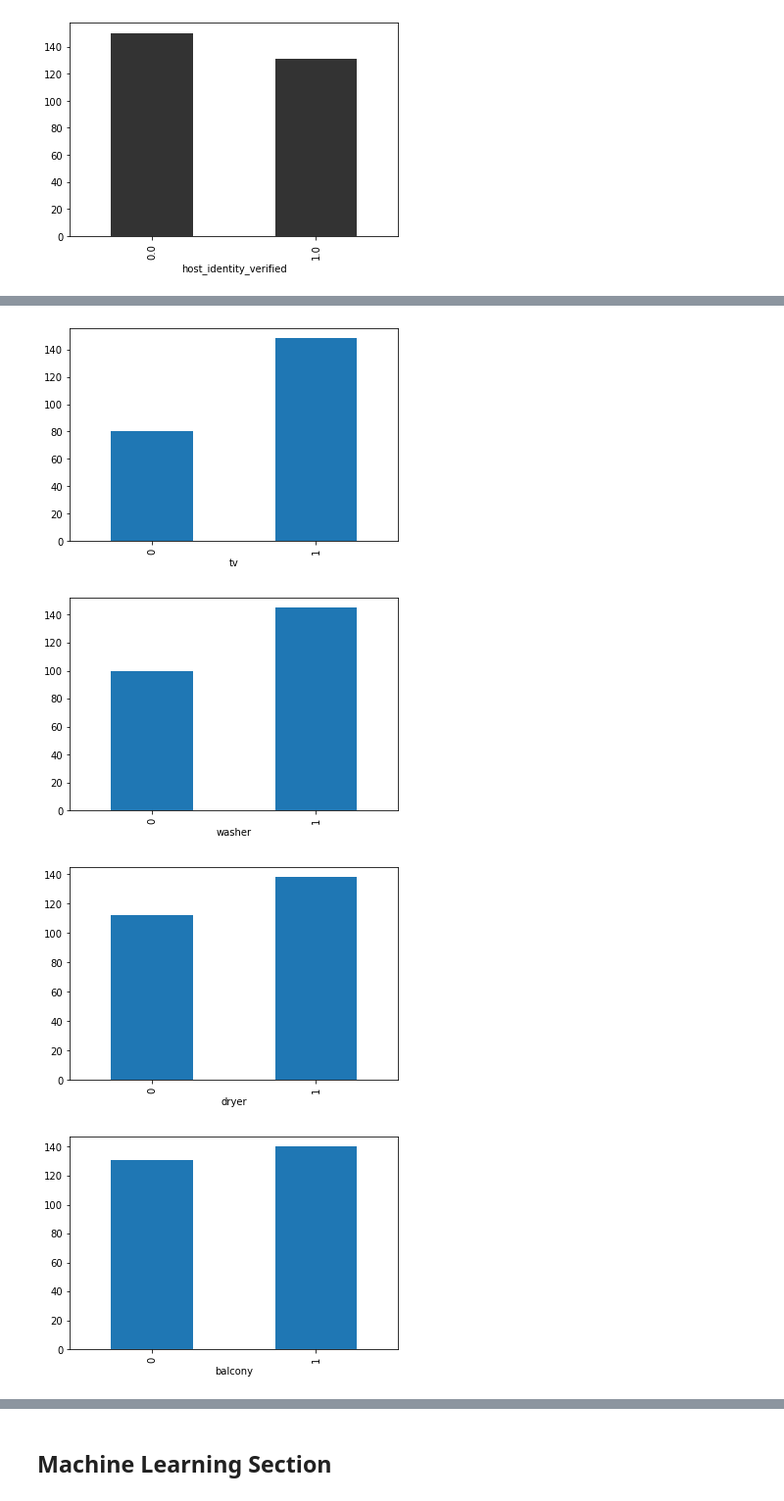
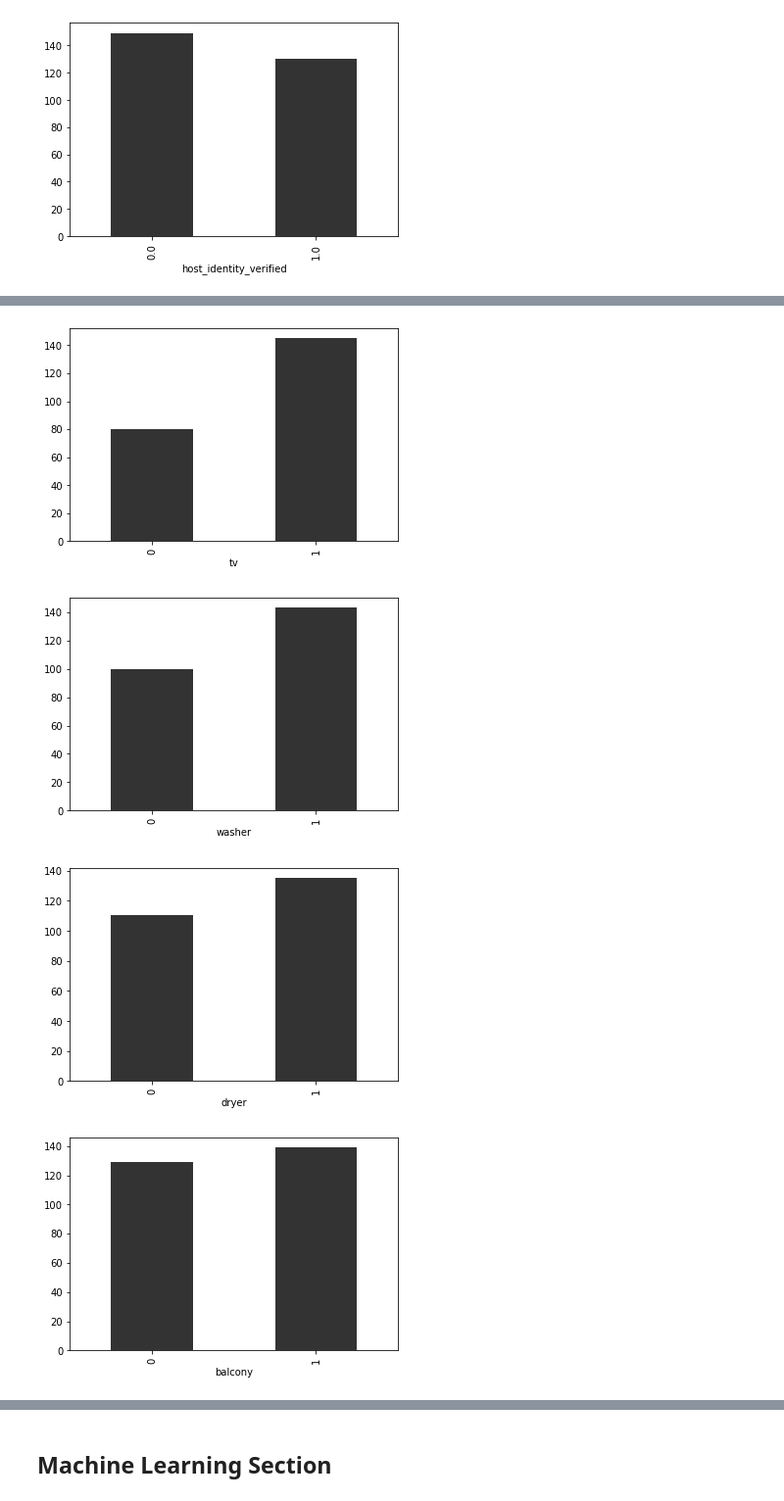
Before and after one commit to aabouie/Capstone_2, a Jupyter notebook: EDA_ML.ipynb, the cells around one changed output, grey strips where cells are left out. Shown at 98% size. Drawn from its saved outputs; the diff is of its cells as text; code cells hidden in the pictures.

```diff
--- a/EDA_ML.ipynb
+++ b/EDA_ML.ipynb
@@ -90,6 +85,7 @@ df_listing = df_listing[df_listing.price<5200]
 # %%
 # Converting categories to numbers
 df_listing.loc[:,'host_is_superhost'] = df_listing.host_is_superhost.map({'t':1,'f':0})
+df_listing.loc[:,'instant_bookable'] = df_listing.instant_bookable.map({'t':1,'f':0})
 # %%
 fig,axs = plt.subplots(1,2,figsize=(16,5))
 axs[0].hist(df_listing.price,bins=20,color='k',alpha=0.7,edgecolor='w')
@@ -98,7 +94,8 @@ axs[0].set_xlabel('Daily price');
 axs[0].set_ylabel('Number of houses on Airbnb');
 axs[0].grid(b='None');
 axs[0].grid(None);
-axs[1].hist(df_listing.price[df_listing.price<2000],bins=20,color='r',alpha=0.7,edgecolor='k');
+axs[1].hist(df_listing.price[df_listing.price<1000],bins=20,color='r',alpha=0.7,edgecolor='k');
 axs[1].set_xlabel('Daily price');
 axs[1].set_ylabel('Number of houses on Airbnb');
+df_listing = df_listing[df_listing.price<1500]
 # %% [output]
@@ -213,3 +208,9 @@ dummies_room_type = pd.get_dummies(df_listing.room_type,prefix='room_type_',drop
+# %%
+df_listing.room_type = df_listing.room_type.str.replace('Hotel room','Hotel_room')
+df_listing.room_type = df_listing.room_type.str.replace('Private room','Private_room')
+df_listing.room_type = df_listing.room_type.str.replace('Shared room','Shared_room')
+
+dummies_room_type = pd.get_dummies(df_listing.room_type,prefix='room_type_',drop_first=True)
 # %%
 df_listing = pd.concat([df_listing,dummies_room_type],axis=1)
 df_listing.drop('room_type',axis=1,inplace=True)
@@ -245,6 +246,18 @@ df_listing.property_type = df_listing.property_type.apply(lambda x: 'other' if x
 dummies_property_type = pd.get_dummies(df_listing.property_type,prefix='property_type',drop_first=True)
 df_listing = pd.concat([df_listing,dummies_property_type],axis=1)
 df_listing.drop('property_type',axis=1,inplace=True)
+
+df_listing = df_listing.rename(columns={'neighbourhood_cleansed': 'zip_code',
+                                        'property_type_Entire bungalow':'property_type_Entire_bungalow',
+                                        'property_type_Entire condominium':'property_type_Entire_condominium',
+                                        'property_type_Entire guest suite':'property_type_Entire_guest_suite',
+                                        'property_type_Entire guesthouse': 'property_type_Entire_guesthouse',
+                                        'property_type_Entire house':'property_type_Entire_house',
+                                        'property_type_Entire serviced apartment':'property_type_Entire_serviced_apartment',
+                                        'property_type_Entire townhouse':'property_type_Entire_townhouse',
+                                        'property_type_Private room in apartment':'property_type_Private_room_in_apartment',
+                                        'property_type_Private room in house': 'property_type_Private_room_in_house'
+                                       })
 # %%
 df_listing['pool'] = df_listing.amenities.apply(lambda x: 1 if 'pool' in x.lower() else 0)
 df_listing['tv'] = df_listing.amenities.apply(lambda x: 1 if 'tv' in x.lower() else 0)
@@ -260,17 +273,17 @@ df_listing.groupby('pool').price.median().plot(kind='bar');
 # %%
-df_listing.groupby('tv').price.median().plot(kind='bar');
+df_listing.groupby('tv').price.median().plot(kind='bar',color='k',alpha=0.8);
 # %% [output]
-[figure, old version]
+[figure, new version]
 # %%
-df_listing.groupby('washer').price.median().plot(kind='bar');
+df_listing.groupby('washer').price.median().plot(kind='bar',color='k',alpha=0.8);
 # %% [output]
-[figure, old version]
+[figure, new version]
 # %%
-df_listing.groupby('dryer').price.median().plot(kind='bar');
+df_listing.groupby('dryer').price.median().plot(kind='bar',color='k',alpha=0.8);
 # %% [output]
-[figure, old version]
+[figure, new version]
 # %%
-df_listing.groupby('balcony').price.median().plot(kind='bar');
+df_listing.groupby('balcony').price.median().plot(kind='bar',color='k',alpha=0.8);
 # %% [output]
-[figure, old version]
+[figure, new version]
 # %%
```
Also changed, not shown: parts of 46 cells of this notebook.
